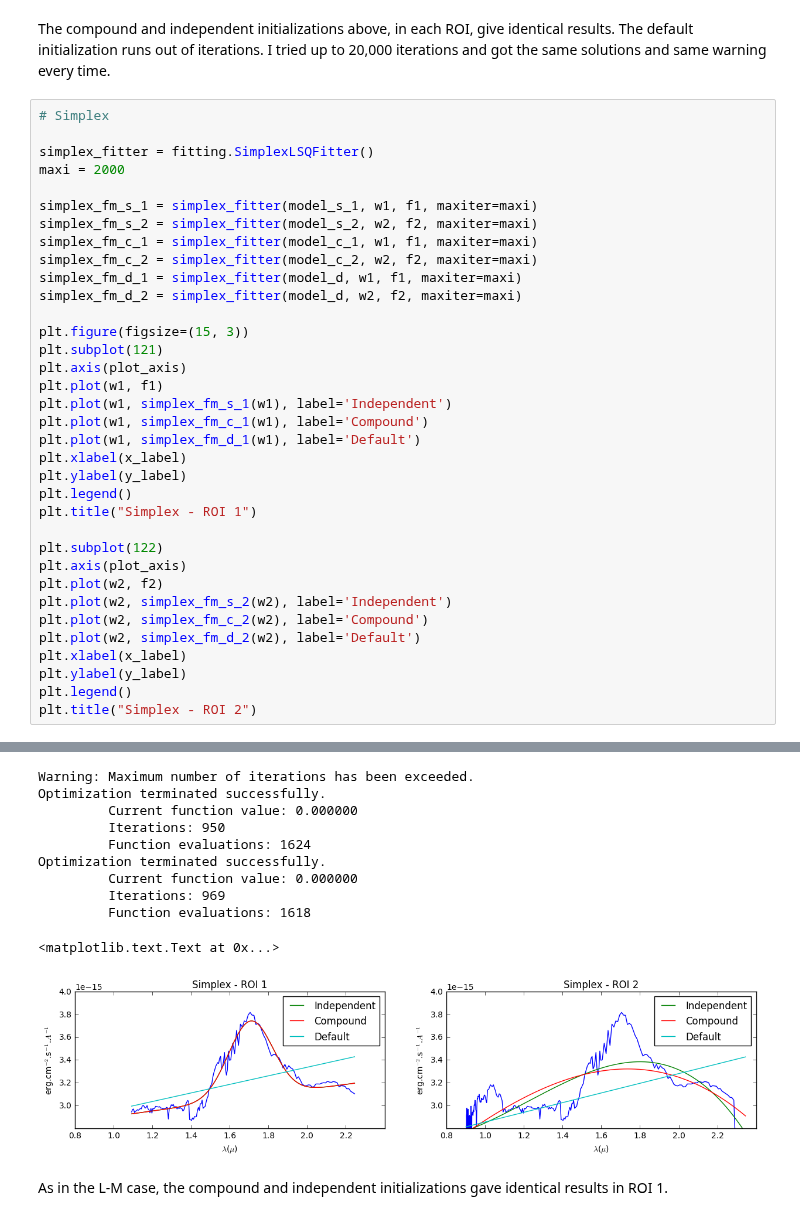
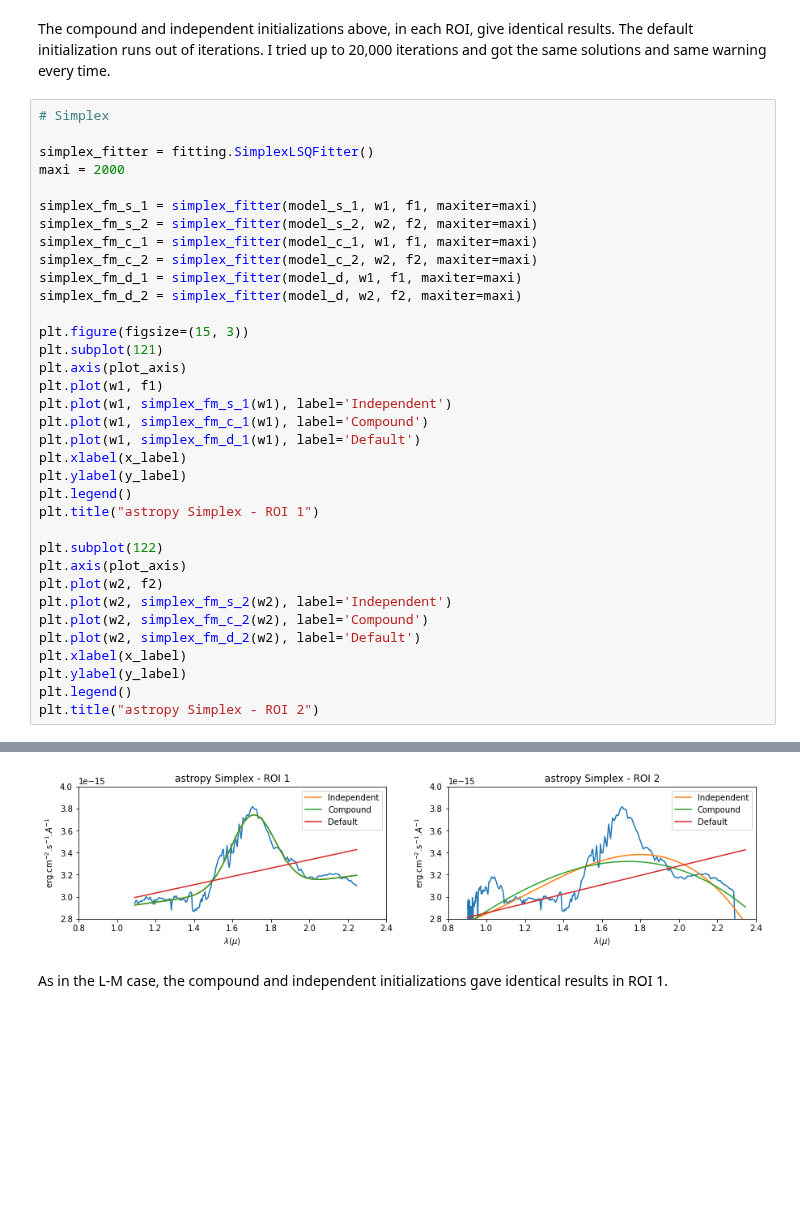
Before and after one commit to ibusko/experiments_specviz, a Jupyter notebook: experiment_2.ipynb, the cells around one changed output, grey strips where cells are left out. Drawn from its saved outputs; the diff is of its cells as text; blank space fills up the shorter version.

```diff
--- a/experiment_2.ipynb
+++ b/experiment_2.ipynb
@@ -225,7 +239,7 @@ plt.plot(w1, simplex_fm_d_1(w1), label='Default')
 plt.xlabel(x_label)
 plt.ylabel(y_label)
 plt.legend()
-plt.title("Simplex - ROI 1")
+plt.title("astropy Simplex - ROI 1")
 
 plt.subplot(122)
 plt.axis(plot_axis)
@@ -236,7 +250,7 @@ plt.plot(w2, simplex_fm_d_2(w2), label='Default')
 plt.xlabel(x_label)
 plt.ylabel(y_label)
 plt.legend()
-plt.title("Simplex - ROI 2")
+plt.title("astropy Simplex - ROI 2")
 # %% [output]
 Optimization terminated successfully.
          Current function value: 0.000000
@@ -251,14 +274,4 @@ WARNING: The fit may be unsuccessful; Maximum number of iterations reached. [ast
-Warning: Maximum number of iterations has been exceeded.
-Optimization terminated successfully.
-         Current function value: 0.000000
-         Iterations: 950
-         Function evaluations: 1624
-Optimization terminated successfully.
-         Current function value: 0.000000
-         Iterations: 969
-         Function evaluations: 1618
-<matplotlib.text.Text at 0x...>
-[figure, old version]
+[figure, new version]
 # %% [markdown]
 As in the L-M case, the compound and independent initializations gave identical results in ROI 1.
 # %%
```
Also changed, not shown: parts of 20 cells of this notebook.
